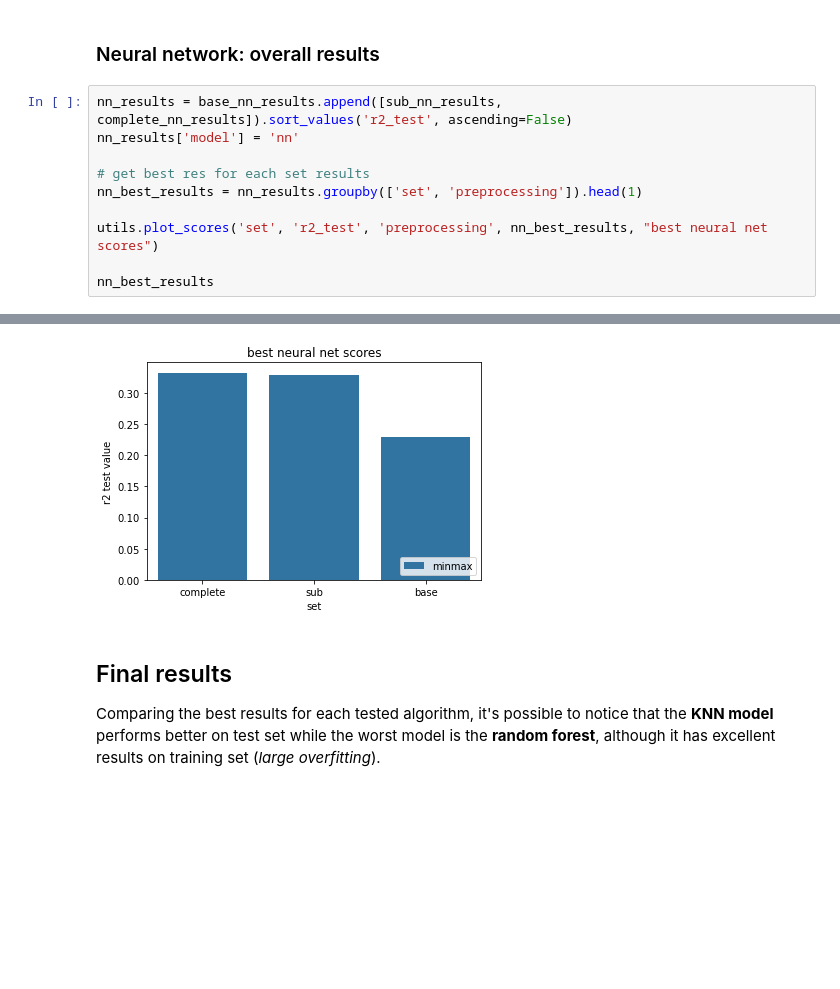
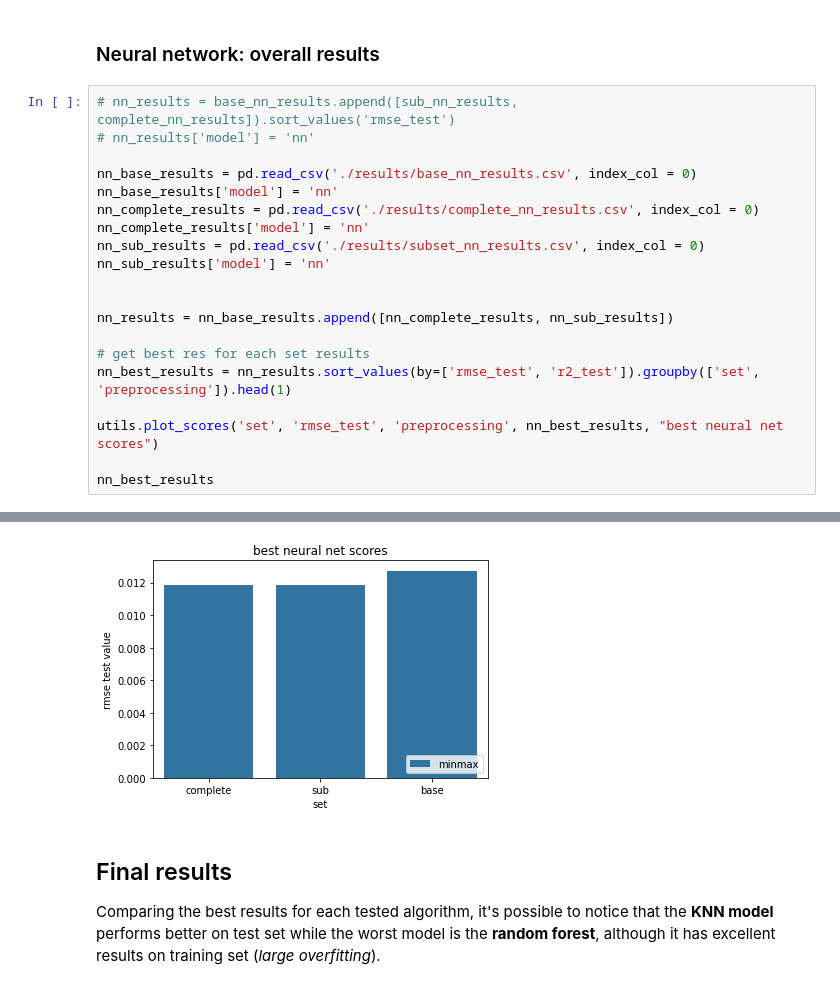
Before and after one commit to burububbu/context-aware-analysis, a Jupyter notebook: noise prediction analysis/models_analysis.ipynb, the cells around one changed output, grey strips where cells are left out. Cells and saved outputs as stored; diff of their text form; blank space fills up the shorter version.

```diff
--- a/noise prediction analysis/models_analysis.ipynb
+++ b/noise prediction analysis/models_analysis.ipynb
@@ -438,21 +457,31 @@ complete_nn_results.sort_values('r2_test', ascending=False).head(3)
 # %% [markdown]
 ### Neural network: overall results
 # %%
-nn_results = base_nn_results.append([sub_nn_results, complete_nn_results]).sort_values('r2_test', ascending=False)
-nn_results['model'] = 'nn'
+# nn_results = base_nn_results.append([sub_nn_results, complete_nn_results]).sort_values('rmse_test')
+# nn_results['model'] = 'nn'
+
+nn_base_results = pd.read_csv('./results/base_nn_results.csv', index_col = 0)
+nn_base_results['model'] = 'nn'
+nn_complete_results = pd.read_csv('./results/complete_nn_results.csv', index_col = 0)
+nn_complete_results['model'] = 'nn'
+nn_sub_results = pd.read_csv('./results/subset_nn_results.csv', index_col = 0)
+nn_sub_results['model'] = 'nn'
+
+
+nn_results = nn_base_results.append([nn_complete_results, nn_sub_results])
 
 # get best res for each set results
-nn_best_results = nn_results.groupby(['set', 'preprocessing']).head(1)
+nn_best_results = nn_results.sort_values(by=['rmse_test', 'r2_test']).groupby(['set', 'preprocessing']).head(1)
 
-utils.plot_scores('set', 'r2_test', 'preprocessing', nn_best_results, "best neural net scores")
+utils.plot_scores('set', 'rmse_test', 'preprocessing', nn_best_results, "best neural net scores")
 
 nn_best_results
 # %% [output]
 |  | mse_train | rmse_train | r2_train | mse_test | rmse_test | r2_test | params | mean_ms_epochs | ... |
 | 31 | 0.000133 | 0.011554 | 0.414799 | 0.000140 | 0.011850 | 0.332761 | {'hs': 200, 'n_layers': 3, 'n_epo... | [0.0021953876462898086, 0.0003283... | ... |
 | 38 | 0.000129 | 0.011341 | 0.436180 | 0.000141 | 0.011883 | 0.329054 | {'hs': 200, 'n_layers': 3, 'n_epo... | [0.0013990761986601033, 0.0003259... | ... |
 | 48 | 0.000166 | 0.012866 | 0.274314 | 0.000162 | 0.012733 | 0.229670 | {'hs': 50, 'n_layers': 5, 'n_epoc... | [0.00023199337574995445, 0.000225... | ... |
-[figure, old version]
+[figure, new version]
 # %% [markdown]
 ## Final results
 
```
Also changed, not shown: parts of 15 cells of this notebook.
